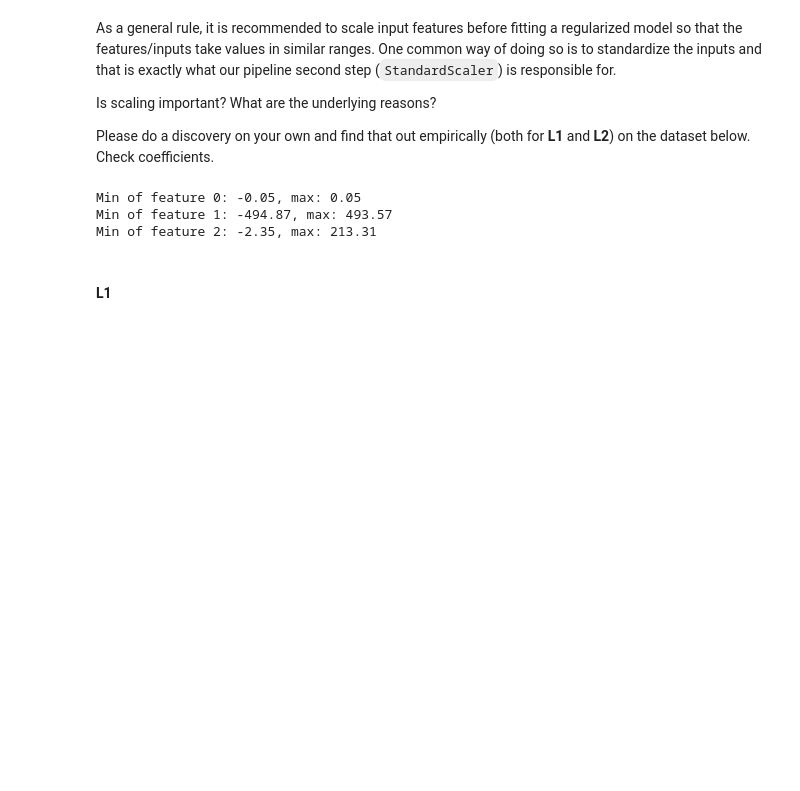
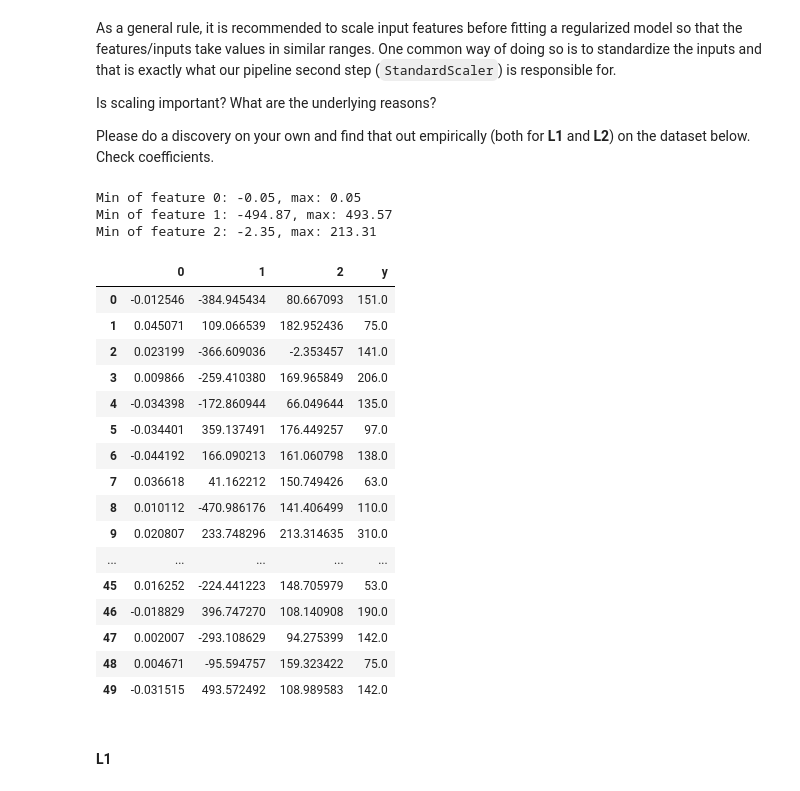
Before and after one commit to niksonnn/rss, a Jupyter notebook: overfitting_regularization.ipynb, the cells around one changed output. Saved outputs shown, nothing was run; the diff lists cells and outputs as text; code cells hidden in the pictures; blank space fills up the shorter version.

```diff
--- a/overfitting_regularization.ipynb
+++ b/overfitting_regularization.ipynb
@@ -753,6 +736,28 @@ for i in range(X_hw.shape[1]):
 Min of feature 0: -0.05, max: 0.05
 Min of feature 1: -494.87, max: 493.57
 Min of feature 2: -2.35, max: 213.31
+# %%
+D = pd.DataFrame(X_hw)
+D['y'] = pd.Series(y)
+D
+# %% [output]
+|  | 0 | 1 | 2 | y |
+| 0 | -0.012546 | -384.945434 | 80.667093 | 151.0 |
+| 1 | 0.045071 | 109.066539 | 182.952436 | 75.0 |
+| 2 | 0.023199 | -366.609036 | -2.353457 | 141.0 |
+| 3 | 0.009866 | -259.410380 | 169.965849 | 206.0 |
+| 4 | -0.034398 | -172.860944 | 66.049644 | 135.0 |
+| 5 | -0.034401 | 359.137491 | 176.449257 | 97.0 |
+| 6 | -0.044192 | 166.090213 | 161.060798 | 138.0 |
+| 7 | 0.036618 | 41.162212 | 150.749426 | 63.0 |
+| 8 | 0.010112 | -470.986176 | 141.406499 | 110.0 |
+| 9 | 0.020807 | 233.748296 | 213.314635 | 310.0 |
+| ... | ... | ... | ... | ... |
+| 45 | 0.016252 | -224.441223 | 148.705979 | 53.0 |
+| 46 | -0.018829 | 396.747270 | 108.140908 | 190.0 |
+| 47 | 0.002007 | -293.108629 | 94.275399 | 142.0 |
+| 48 | 0.004671 | -95.594757 | 159.323422 | 75.0 |
+| 49 | -0.031515 | 493.572492 | 108.989583 | 142.0 |
 # %% [markdown]
 #### L1
 # %% [markdown]
```
Also changed, not shown: parts of 3 cells of this notebook.
